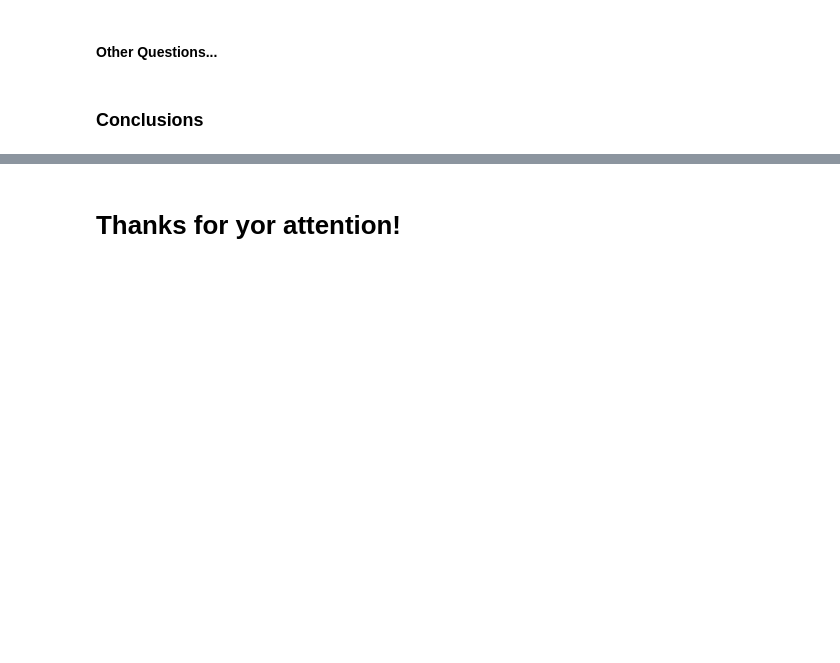
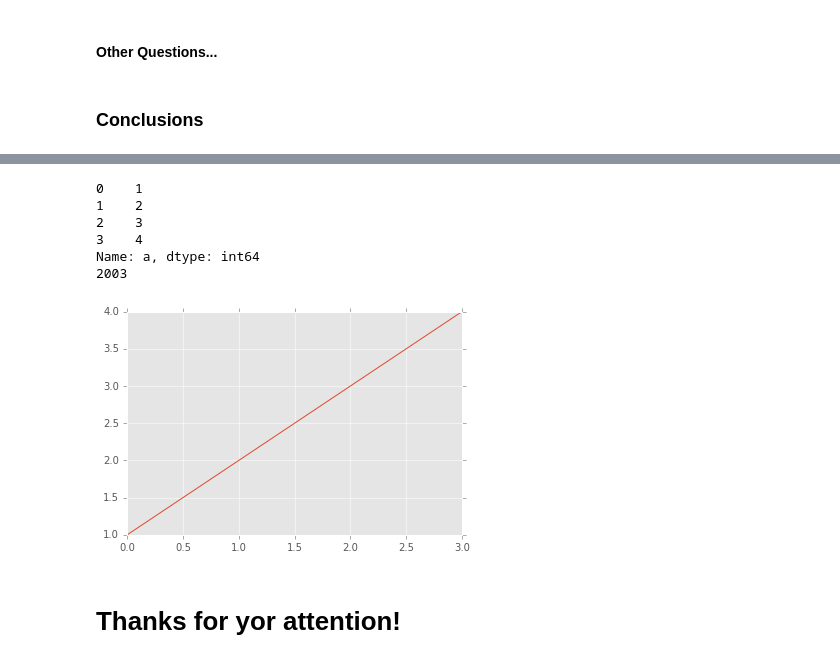
Before and after one commit to AeroPython/remove-before-flight, a Jupyter notebook: talk.ipynb, the cells around one changed output, grey strips where cells are left out. Drawn from its saved outputs; the diff is of its cells as text; code cells hidden in the pictures; blank space fills up the shorter version.

```diff
--- a/talk.ipynb
+++ b/talk.ipynb
@@ -516,4 +509,0 @@ general_phase = [10 * ((x - 5) // 10) for x in detailed_phase]
-# %%
-x = 515
-
-x // 10 *10
@@ -1021,3 +1034,6 @@ ax.set_xlim(2000, 2009)
 #### Other Questions...
 # %% [markdown]
 ### Conclusions
+# %%
+df = pd.DataFrame({'a':[1,2,3,4], 'c':[5,6,3,7]})
+df
@@ -1023,0 +1046,5 @@ ax.set_xlim(2000, 2009)
+# %%
+def foo(a, x):
+    print(df[a])
+    ax = df[a].plot()
+    print(x)
@@ -1024,3 +1053,13 @@ ax.set_xlim(2000, 2009)
+# %%
+interact_manual(foo, a=['a', 'c'], x=(1991, 2005))
+# %% [output]
+0    1
+1    2
+2    3
+3    4
+Name: a, dtype: int64
+2003
+[figure, added]
 # %% [markdown]
 # Thanks for yor attention!
 # %% [markdown]
```
Also changed, not shown: parts of 58 cells of this notebook.
